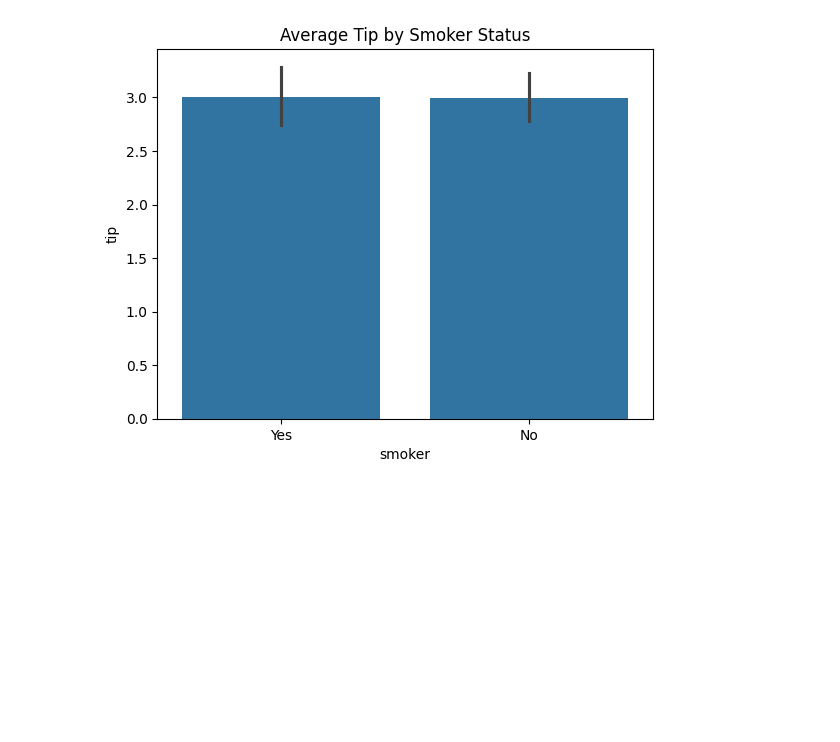
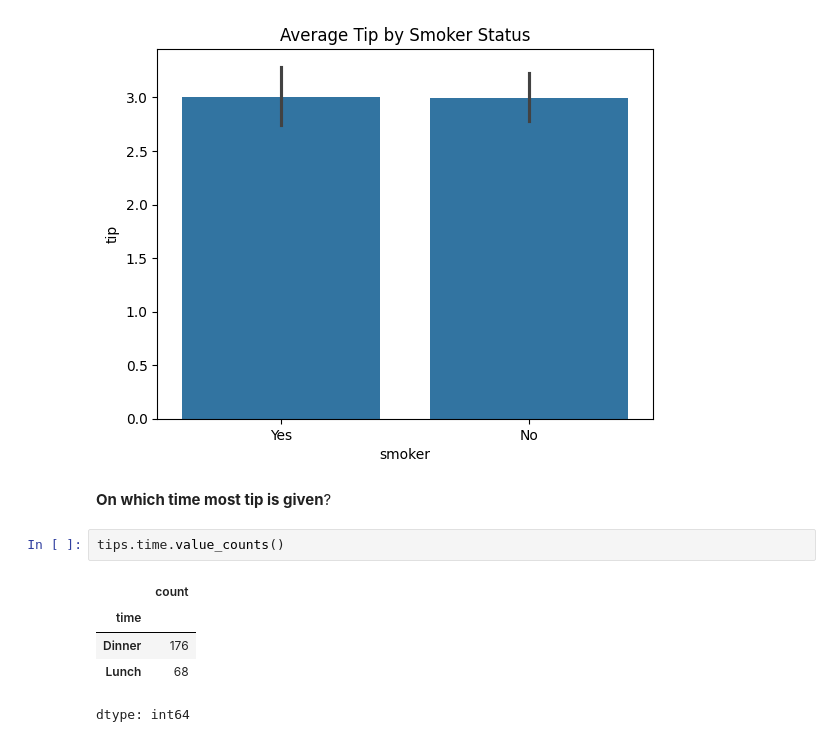
Before and after one commit to Hk9193/data-scienece-, a Jupyter notebook: Tips_Dataset_Restaurant_Bill_Analysis.ipynb, the cells around one changed output. Cells and saved outputs as stored; diff of their text form; blank space fills up the shorter version.

```diff
--- a/Tips_Dataset_Restaurant_Bill_Analysis.ipynb
+++ b/Tips_Dataset_Restaurant_Bill_Analysis.ipynb
@@ -47,3 +89,13 @@ plt.title("Average Tip by Smoker Status")
 plt.show()
 # %% [output]
 [figure]
+# %% [markdown]
+**On which time most tip is given**?
+# %%
+tips.time.value_counts()
+# %% [output]
+|  | count |
+| time |  |
+| Dinner | 176 |
+| Lunch | 68 |
+dtype: int64
```
Also changed, not shown: parts of 8 cells of this notebook.
